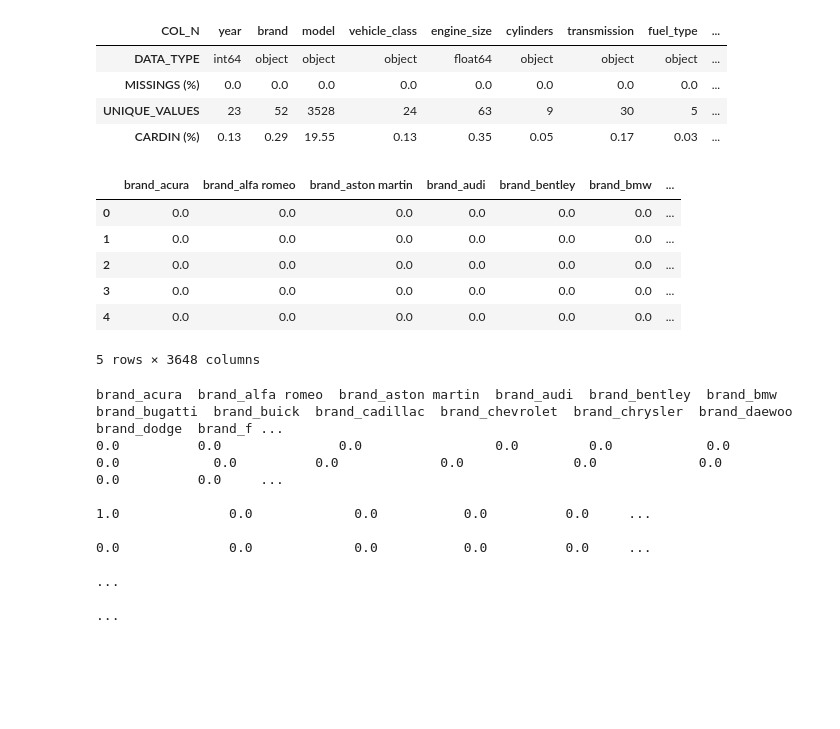
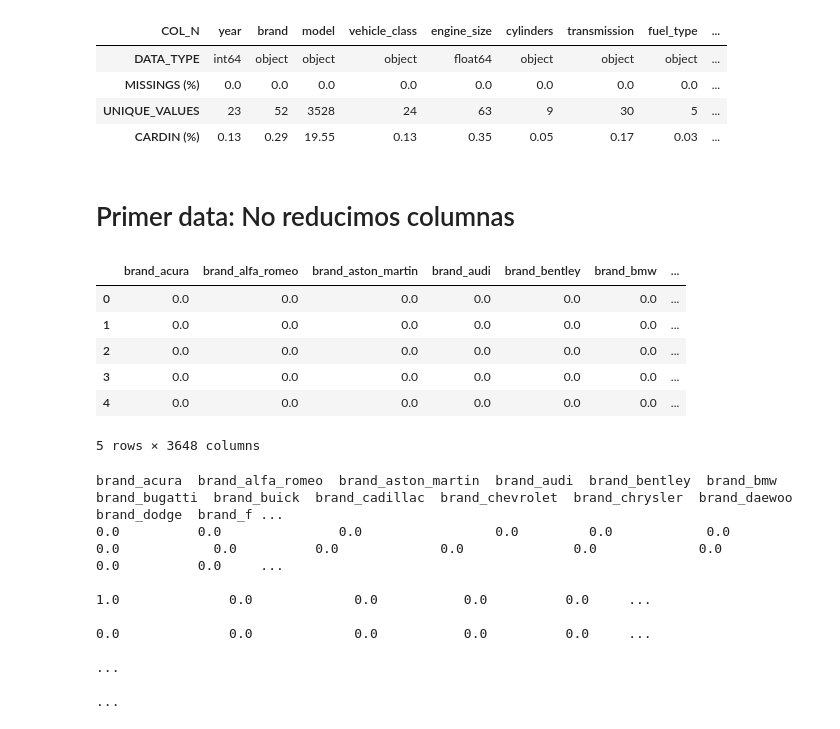
Before and after one commit to mPuchadesdo/Team-Challenge---Team-MPG, a Jupyter notebook: src/notebooks/patri_notebook.ipynb, the cells around one changed output. Saved outputs shown, nothing was run; the diff lists cells and outputs as text; code cells hidden in the pictures; blank space fills up the shorter version.

Commit message:
update
Categoricas. Corregido columnas espaciadas y reduccion de la columna model para generar dos versiones

```diff
--- a/src/notebooks/patri_notebook.ipynb
+++ b/src/notebooks/patri_notebook.ipynb
@@ -101,37 +101,42 @@ data_report(train)
 | MISSINGS (%) | 0.0 | 0.0 | 0.0 | 0.0 | 0.0 | 0.0 | 0.0 | 0.0 | ... |
 | UNIQUE_VALUES | 23 | 52 | 3528 | 24 | 63 | 9 | 30 | 5 | ... |
 | CARDIN (%) | 0.13 | 0.29 | 19.55 | 0.13 | 0.35 | 0.05 | 0.17 | 0.03 | ... |
+# %% [markdown]
+# Primer data: No reducimos columnas
 # %%
 from sklearn.impute import SimpleImputer
 from sklearn.preprocessing import OneHotEncoder
 from sklearn.pipeline import Pipeline
 from sklearn.compose import ColumnTransformer
 
 # Pipeline
 cat_pipeline = Pipeline([
     ("Impute_Mode", SimpleImputer(strategy="most_frequent")),  # metemos la moda
     ("OHEncoder", OneHotEncoder(handle_unknown="ignore"))
 ])
 
 preprocessing = ColumnTransformer(
     transformers=[
         ("cat", cat_pipeline, categorical_cols)
     ])
 
 train_categorical = train[categorical_cols]
 
 train_processed = preprocessing.fit_transform(train_categorical)
 
 #nombres de las nuevas columnas
 encoded_cols = preprocessing.transformers_[0][1].named_steps['OHEncoder'].get_feature_names_out(categorical_cols)
 
+# Reemplazamos los espacios por guiones
+encoded_cols = [col.replace(" ", "_") for col in encoded_cols]
+
 train_processed_dense = train_processed.toarray()
 
 X_train_processed_df = pd.DataFrame(train_processed_dense, columns=encoded_cols)
 
 X_train_processed_df.head()
 # %% [output]
-|  | brand_acura | brand_alfa romeo | brand_aston martin | brand_audi | brand_bentley | brand_bmw | ... |
+|  | brand_acura | brand_alfa_romeo | brand_aston_martin | brand_audi | brand_bentley | brand_bmw | ... |
 | 0 | 0.0 | 0.0 | 0.0 | 0.0 | 0.0 | 0.0 | ... |
 | 1 | 0.0 | 0.0 | 0.0 | 0.0 | 0.0 | 0.0 | ... |
 | 2 | 0.0 | 0.0 | 0.0 | 0.0 | 0.0 | 0.0 | ... |
@@ -141,7 +146,7 @@ X_train_processed_df.head()
 # %%
 X_train_processed_df.value_counts()
 # %% [output]
-brand_acura  brand_alfa romeo  brand_aston martin  brand_audi  brand_bentley  brand_bmw  brand_bugatti  brand_buick  brand_cadillac  brand_chevrolet  brand_chrysler  brand_daewoo  brand_dodge  brand_f ...
+brand_acura  brand_alfa_romeo  brand_aston_martin  brand_audi  brand_bentley  brand_bmw  brand_bugatti  brand_buick  brand_cadillac  brand_chevrolet  brand_chrysler  brand_daewoo  brand_dodge  brand_f ...
 0.0          0.0               0.0                 0.0         0.0            0.0        0.0            0.0          0.0             0.0              0.0             0.0           0.0          0.0     ...
                                                                                                                                      1.0              0.0             0.0           0.0          0.0     ...
                                                                                                                                      0.0              0.0             0.0           0.0          0.0     ...
```
Also changed, not shown: parts of 7 cells of this notebook.
